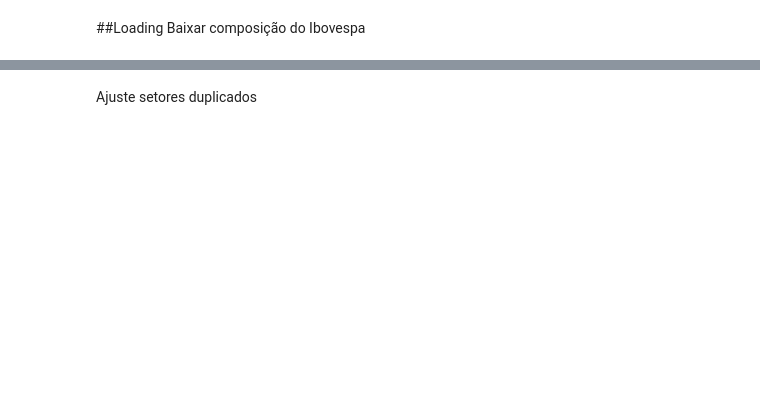
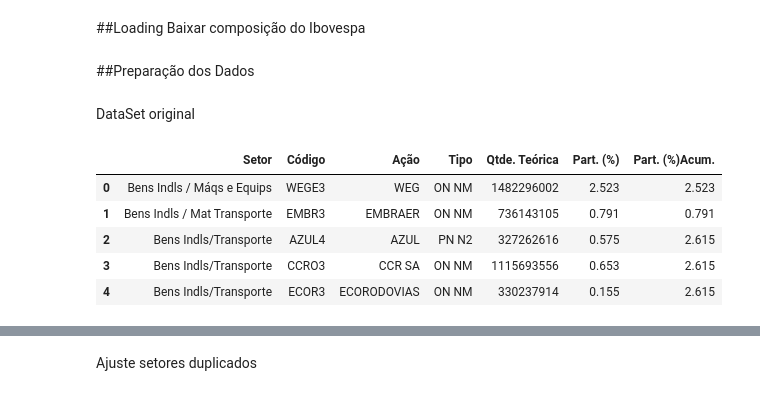
Before and after one commit to junior8801/Web_Scraping_CVM_Py_Selenium, a Jupyter notebook: Web_Scraping_CVM_Py_Selenium.ipynb, the cells around one changed output, grey strips where cells are left out. Saved outputs shown, nothing was run; the diff lists cells and outputs as text; code cells hidden in the pictures; blank space fills up the shorter version.

```diff
--- a/Web_Scraping_CVM_Py_Selenium.ipynb
+++ b/Web_Scraping_CVM_Py_Selenium.ipynb
@@ -36,3 +45,16 @@ sleep(tempo*3)
 arquivos = !ls -1t *.csv
 # %%
 ibov = pd.read_csv(arquivos[0],sep=';',encoding='ISO-8859-1',skipfooter=2,engine='python',thousands='.',decimal=',',header=1,index_col=False)
+# %% [markdown]
+##Preparação dos Dados
+# %% [markdown]
+DataSet original
+# %%
+ibov.head(5)
+# %% [output]
+|  | Setor | Código | Ação | Tipo | Qtde. Teórica | Part. (%) | Part. (%)Acum. |
+| 0 | Bens Indls / Máqs e Equips | WEGE3 | WEG | ON NM | 1482296002 | 2.523 | 2.523 |
+| 1 | Bens Indls / Mat Transporte | EMBR3 | EMBRAER | ON NM | 736143105 | 0.791 | 0.791 |
+| 2 | Bens Indls/Transporte | AZUL4 | AZUL | PN N2 | 327262616 | 0.575 | 2.615 |
+| 3 | Bens Indls/Transporte | CCRO3 | CCR SA | ON NM | 1115693556 | 0.653 | 2.615 |
+| 4 | Bens Indls/Transporte | ECOR3 | ECORODOVIAS | ON NM | 330237914 | 0.155 | 2.615 |
```
Also changed, not shown: parts of 7 cells of this notebook.
